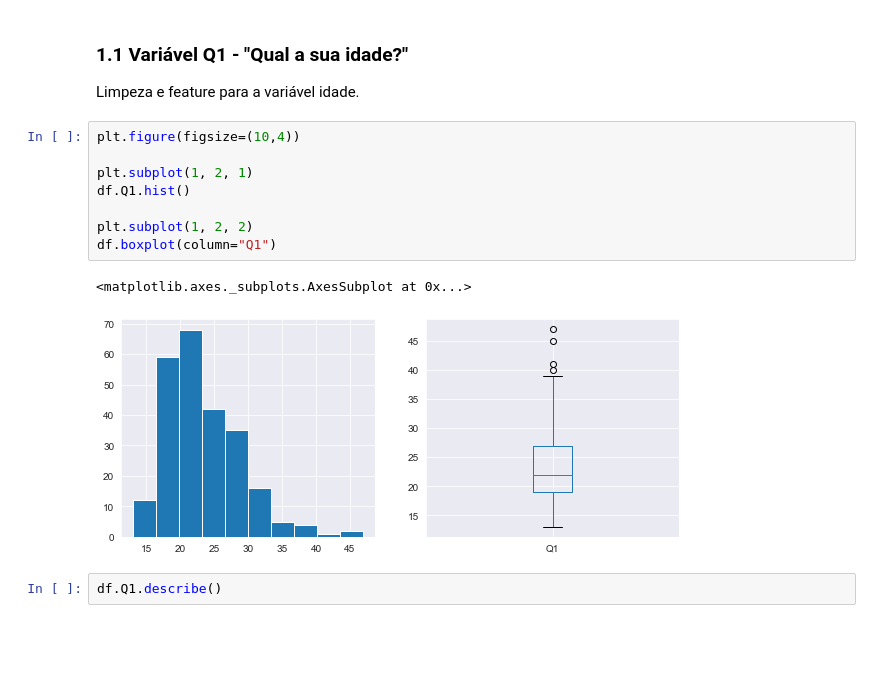
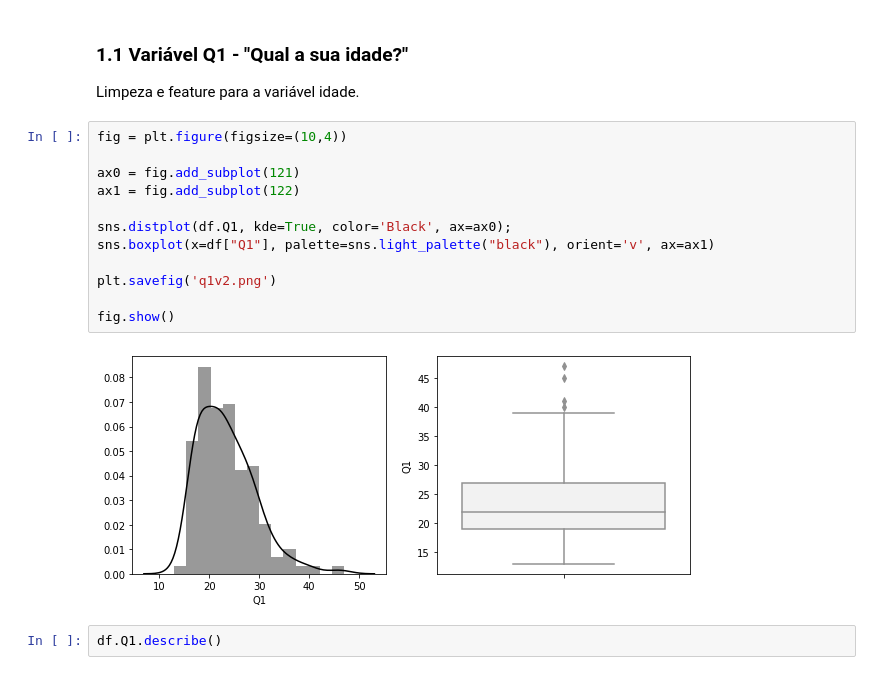
Before and after one commit to claytonrm/AnalisePreditivaSuicidio, a Jupyter notebook: AnalisePreditivaSuicidio.ipynb, the cells around one changed output. Drawn from its saved outputs; the diff is of its cells as text; blank space fills up the shorter version.

```diff
--- a/AnalisePreditivaSuicidio.ipynb
+++ b/AnalisePreditivaSuicidio.ipynb
@@ -84,17 +84,20 @@ def create_age_range(df, feature_name, age_start, age_end):
 # %% [markdown]
 ### 1.1 Variável Q1 - "Qual a sua idade?"
 Limpeza e feature para a variável idade. <br>
-# %%
-plt.figure(figsize=(10,4))
-
-plt.subplot(1, 2, 1)
-df.Q1.hist()
-
-plt.subplot(1, 2, 2)
-df.boxplot(column="Q1")
-# %% [output]
-<matplotlib.axes._subplots.AxesSubplot at 0x...>
-[figure, removed]
+# %%
+fig = plt.figure(figsize=(10,4))
+
+ax0 = fig.add_subplot(121)
+ax1 = fig.add_subplot(122)
+
+sns.distplot(df.Q1, kde=True, color='Black', ax=ax0);
+sns.boxplot(x=df["Q1"], palette=sns.light_palette("black"), orient='v', ax=ax1)
+
+plt.savefig('q1v2.png')
+
+fig.show()
+# %% [output]
+[figure, added]
 # %%
 df.Q1.describe()
 # %% [output]
```
Also changed, not shown: parts of 35 cells of this notebook.
